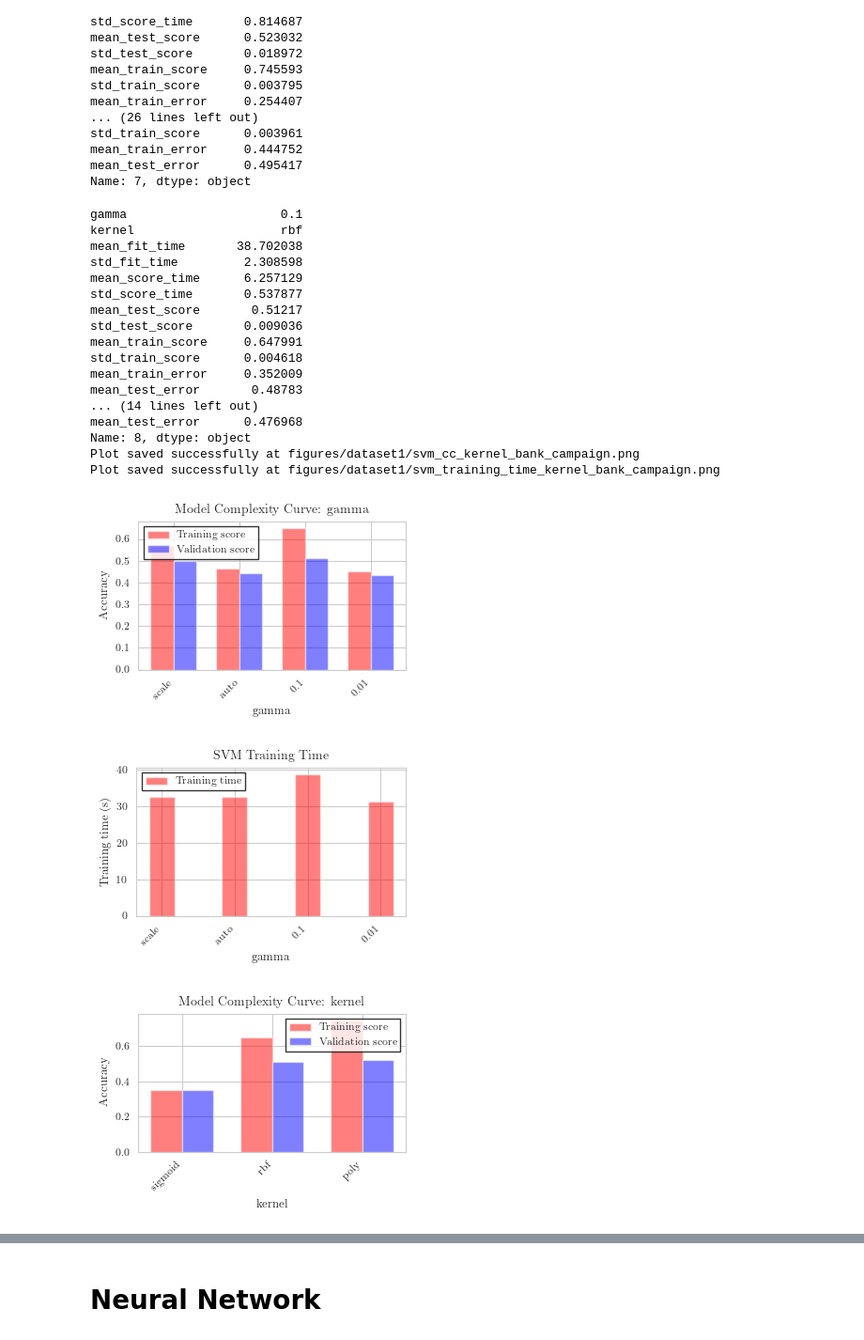
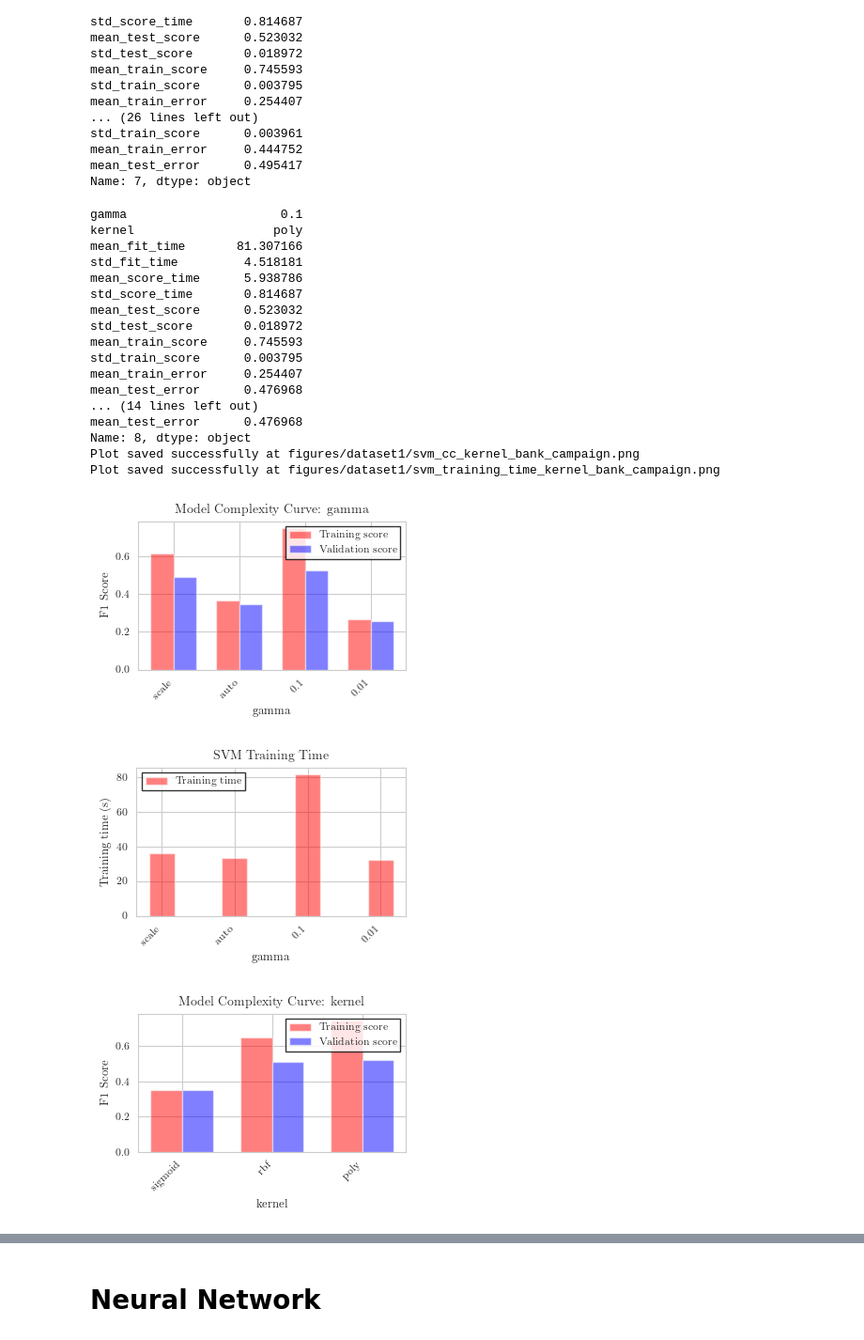
Before and after one commit to placeboo/MachineLearningProjects, a Jupyter notebook: Classification/notebooks/dataset1_result_analysis.ipynb, the cells around one changed output, grey strips where cells are left out. Shown at 94% size. Cells and saved outputs as stored; diff of their text form; code cells hidden in the pictures.

```diff
--- a/Classification/notebooks/dataset1_result_analysis.ipynb
+++ b/Classification/notebooks/dataset1_result_analysis.ipynb
@@ -238,35 +245,35 @@ mean_test_error      0.495417
 Name: 7, dtype: object
 # %%
 cv_results = pd.read_csv(os.path.join(input_dir, 'svm_cv_results.csv'))
-sub_cv_results = cv_results.loc[cv_results['kernel'] == 'rbf']
-summarize_complexity_curve(sub_cv_results, output_dir, 'svm', name, 'gamma', 'Accuracy')
+sub_cv_results = cv_results.loc[cv_results['kernel'] == 'poly']
+summarize_complexity_curve(sub_cv_results, output_dir, 'svm', name, 'gamma', 'F1 Score')
 plot, ax = plot_training_time(sub_cv_results, 'gamma', 'SVM Training Time')
 save_plot(plot, output_dir, 'svm', 'training_time_gamma', name)
 
 sub_cv_results = cv_results.loc[cv_results['gamma'] == '0.1']
-summarize_complexity_curve(sub_cv_results, output_dir, 'svm', name, 'kernel', 'Accuracy')
+summarize_complexity_curve(sub_cv_results, output_dir, 'svm', name, 'kernel', 'F1 Score')
 plot, ax = plot_training_time(sub_cv_results, 'kernel', 'SVM Training Time')
 save_plot(plot, output_dir, 'svm', 'training_time_kernel', name)
 # %% [output]
 gamma                     0.1
-kernel                    rbf
-mean_fit_time       38.702038
-std_fit_time         2.308598
-mean_score_time      6.257129
-std_score_time       0.537877
-mean_test_score       0.51217
-std_test_score       0.009036
-mean_train_score     0.647991
-std_train_score      0.004618
-mean_train_error     0.352009
-mean_test_error       0.48783
+kernel                   poly
+mean_fit_time       81.307166
+std_fit_time         4.518181
+mean_score_time      5.938786
+std_score_time       0.814687
+mean_test_score      0.523032
+std_test_score       0.018972
+mean_train_score     0.745593
+std_train_score      0.003795
+mean_train_error     0.254407
+mean_test_error      0.476968
 ... (14 lines left out)
 mean_test_error      0.476968
 Name: 8, dtype: object
 Plot saved successfully at figures/dataset1/svm_cc_kernel_bank_campaign.png
 Plot saved successfully at figures/dataset1/svm_training_time_kernel_bank_campaign.png
-[figure, old version]
+[figure, new version]
-[figure, old version]
+[figure, new version]
 [figure]
 [figure]
 # %% [markdown]
```
Also changed, not shown: parts of 7 cells of this notebook, 3 other files.
